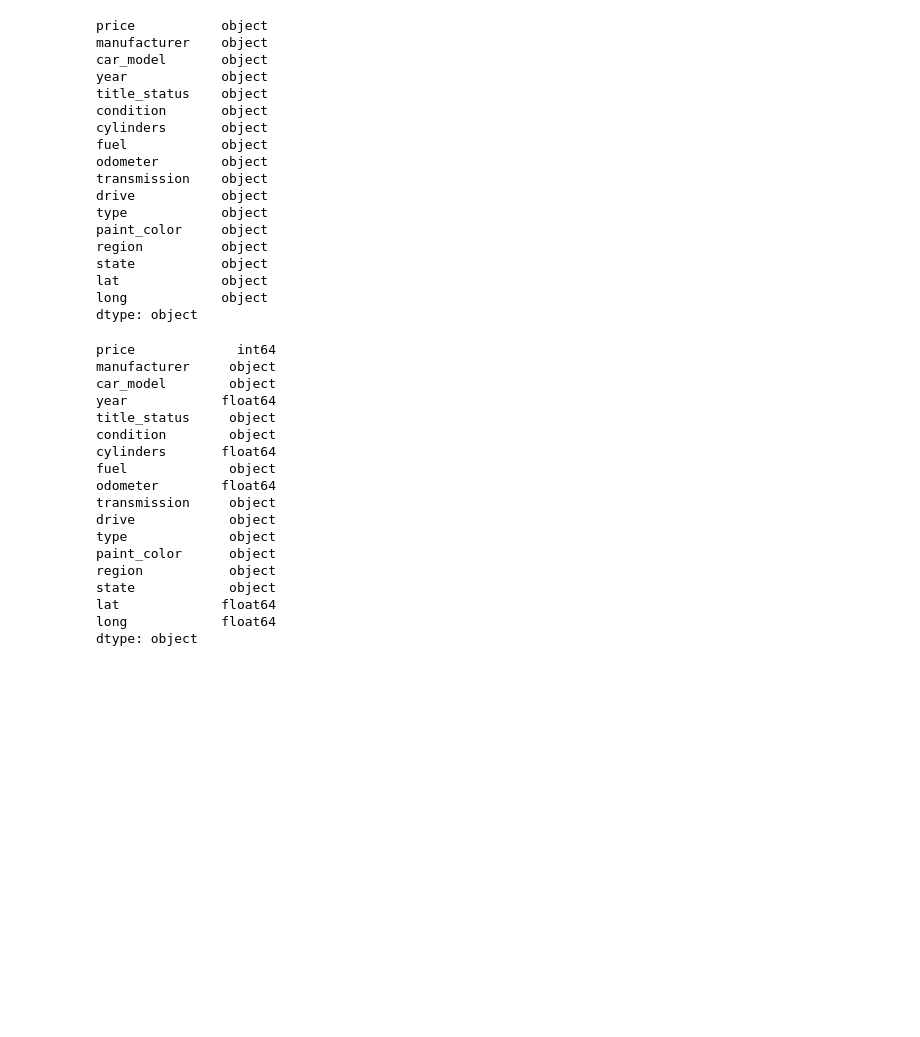
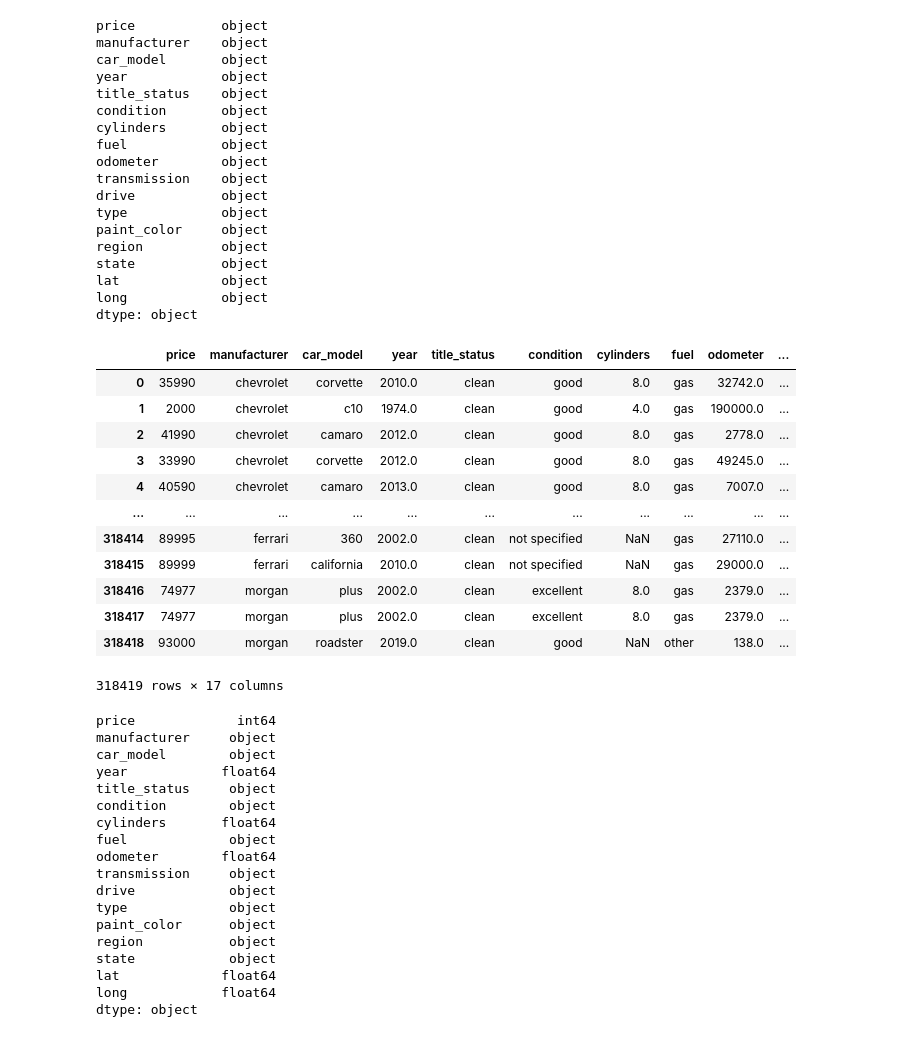
Before and after one commit to Dearsu520/automotive-modeling-project, a Jupyter notebook: ETL/Price_Prediction_Model.ipynb, the cells around one changed output. Saved outputs shown, nothing was run; the diff lists cells and outputs as text; code cells hidden in the pictures; blank space fills up the shorter version.

```diff
--- a/ETL/Price_Prediction_Model.ipynb
+++ b/ETL/Price_Prediction_Model.ipynb
@@ -192,6 +192,22 @@ dtype: object
 # %%
 # convert some features to numeric
 new_df[["price", "year", "cylinders", "odometer", "lat", "long"]] = new_df[["price", "year", "cylinders", "odometer", "lat", "long"]].apply(pd.to_numeric)
+# %%
+new_df
+# %% [output]
+|  | price | manufacturer | car_model | year | title_status | condition | cylinders | fuel | odometer | ... |
+| 0 | 35990 | chevrolet | corvette | 2010.0 | clean | good | 8.0 | gas | 32742.0 | ... |
+| 1 | 2000 | chevrolet | c10 | 1974.0 | clean | good | 4.0 | gas | 190000.0 | ... |
+| 2 | 41990 | chevrolet | camaro | 2012.0 | clean | good | 8.0 | gas | 2778.0 | ... |
+| 3 | 33990 | chevrolet | corvette | 2012.0 | clean | good | 8.0 | gas | 49245.0 | ... |
+| 4 | 40590 | chevrolet | camaro | 2013.0 | clean | good | 8.0 | gas | 7007.0 | ... |
+| ... | ... | ... | ... | ... | ... | ... | ... | ... | ... | ... |
+| 318414 | 89995 | ferrari | 360 | 2002.0 | clean | not specified | NaN | gas | 27110.0 | ... |
+| 318415 | 89999 | ferrari | california | 2010.0 | clean | not specified | NaN | gas | 29000.0 | ... |
+| 318416 | 74977 | morgan | plus | 2002.0 | clean | excellent | 8.0 | gas | 2379.0 | ... |
+| 318417 | 74977 | morgan | plus | 2002.0 | clean | excellent | 8.0 | gas | 2379.0 | ... |
+| 318418 | 93000 | morgan | roadster | 2019.0 | clean | good | NaN | other | 138.0 | ... |
+318419 rows × 17 columns
 # %%
 new_df.dtypes
 # %% [output]
```
Also changed, not shown: parts of 43 cells of this notebook.
